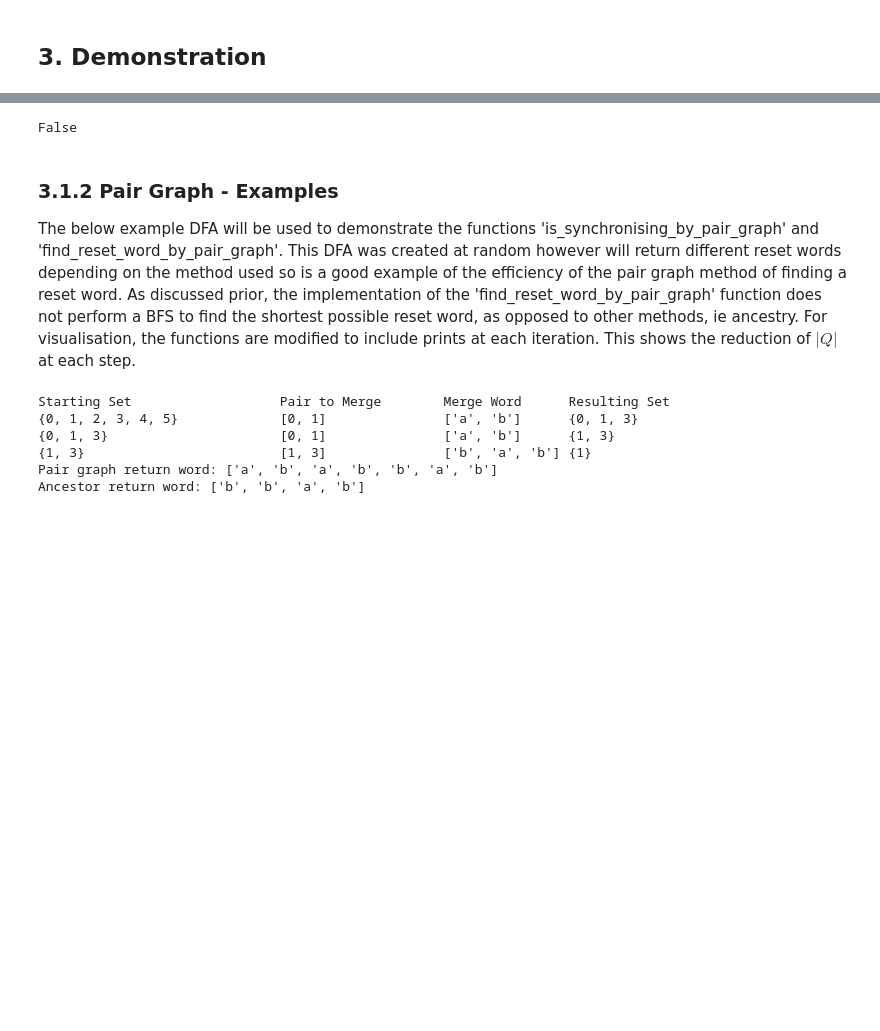
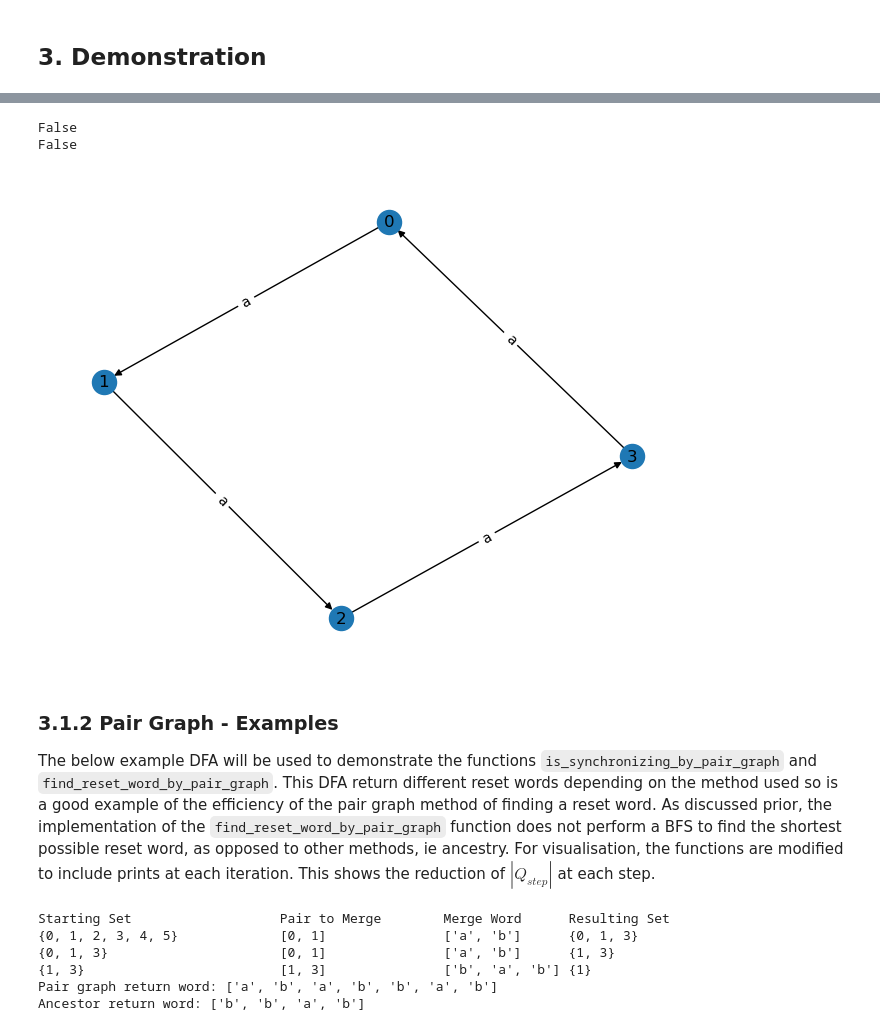
Before and after one commit to emdb1/MT3510group18, a Jupyter notebook: Report_merged.ipynb, the cells around one changed output, grey strips where cells are left out. Drawn from its saved outputs; the diff is of its cells as text; code cells hidden in the pictures; blank space fills up the shorter version.

```diff
--- a/Report_merged.ipynb
+++ b/Report_merged.ipynb
@@ -827,21 +847,26 @@ To test this, use the `breadth_first_synch_test`.
 # %%
 Q = {0,1,2,3}
 sigma = {'a'}
 tau = {(0, 'a'): 1,
        (1, 'a'): 2,
        (2, 'a'): 3,
        (3, 'a'): 0}
 qs = {}
 F = {}
 A = (Q, sigma, tau, qs, F)
 
-breadth_first_synch_test(A)
+print(breadth_first_synch_test(A))
+print(breadth_first_synch_test_image(A))
+
+draw_DFA(A)
 # %% [output]
 False
+False
+[figure, added]
 # %% [markdown]
 ### 3.1.2 Pair Graph - Examples
 
-The below example DFA will be used to demonstrate the functions 'is_synchronising_by_pair_graph' and 'find_reset_word_by_pair_graph'. This DFA was created at random however will return different reset words depending on the method used so is a good example of the efficiency of the pair graph method of finding a reset word. As discussed prior, the implementation of the 'find_reset_word_by_pair_graph' function does not perform a BFS to find the shortest possible reset word, as opposed to other methods, ie ancestry. For visualisation, the functions are modified to include prints at each iteration. This shows the reduction of $|Q|$ at each step.
+The below example DFA will be used to demonstrate the functions `is_synchronizing_by_pair_graph` and `find_reset_word_by_pair_graph`. This DFA  return different reset words depending on the method used so is a good example of the efficiency of the pair graph method of finding a reset word. As discussed prior, the implementation of the `find_reset_word_by_pair_graph` function does not perform a BFS to find the shortest possible reset word, as opposed to other methods, ie ancestry. For visualisation, the functions are modified to include prints at each iteration. This shows the reduction of $|Q_{step}|$ at each step.
 # %%
 Q = {0, 1, 2, 3, 4, 5}
 sigma = {'a', 'b', 'c'}
```
Also changed, not shown: parts of 30 cells of this notebook.
